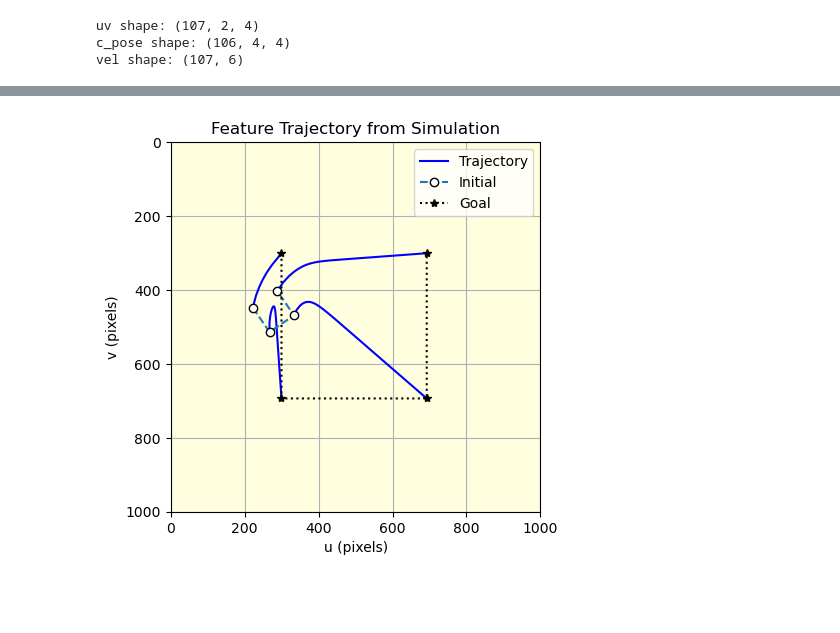
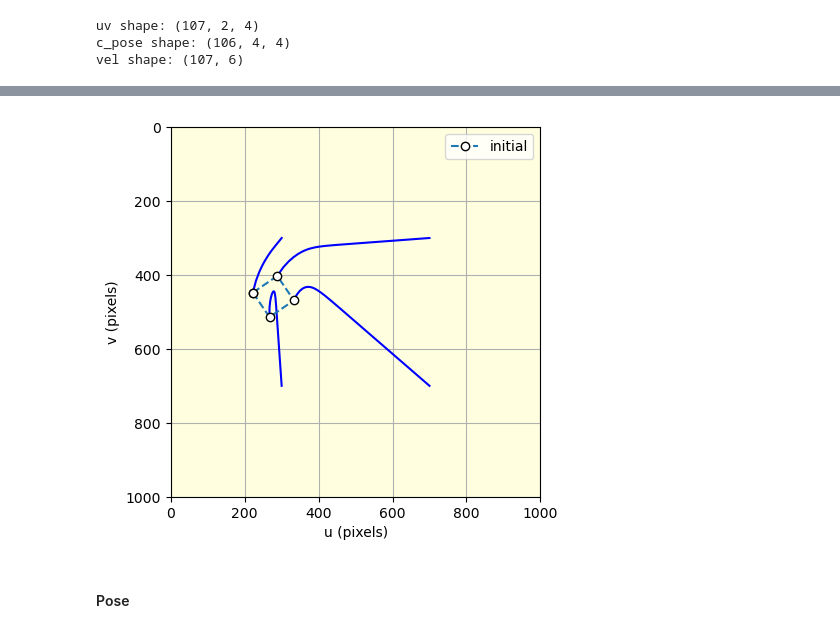
Before and after one commit to santamav/SKJ015-Intelligent_Control, a Jupyter notebook: Task_4_1/PBVS+IBVS+ROS_VSM&JGB.ipynb, the cells around one changed output, grey strips where cells are left out. Drawn from its saved outputs; the diff is of its cells as text; code cells hidden in the pictures; blank space fills up the shorter version.

```diff
--- a/Task_4_1/PBVS+IBVS+ROS_VSM&JGB.ipynb
+++ b/Task_4_1/PBVS+IBVS+ROS_VSM&JGB.ipynb
@@ -516,2 +514,4 @@ TypeError: 'module' object is not callable
+# %%
+ibvs.run(200)
 # %%
 # Load IBVS history files
@@ -573,3 +590,10 @@ def plot_feature_trajectory(uv, c_pose, vel):
+# %%
+# IBVS Task 2.4
+ibvs.plot_p()
+# %% [output]
+[figure, added]
+# %% [markdown]
+#### Pose
 # %%
 import numpy as np
 import matplotlib.pyplot as plt
@@ -598,7 +622,3 @@ def plot_vel(vel_history):
     )
     plt.title("Camera Velocity vs Time")
     plt.show()
-# %%
-plot_feature_trajectory(uv, c_pose, vel)
-# %% [output]
-[figure, removed]
```
Also changed, not shown: parts of 17 cells of this notebook.
